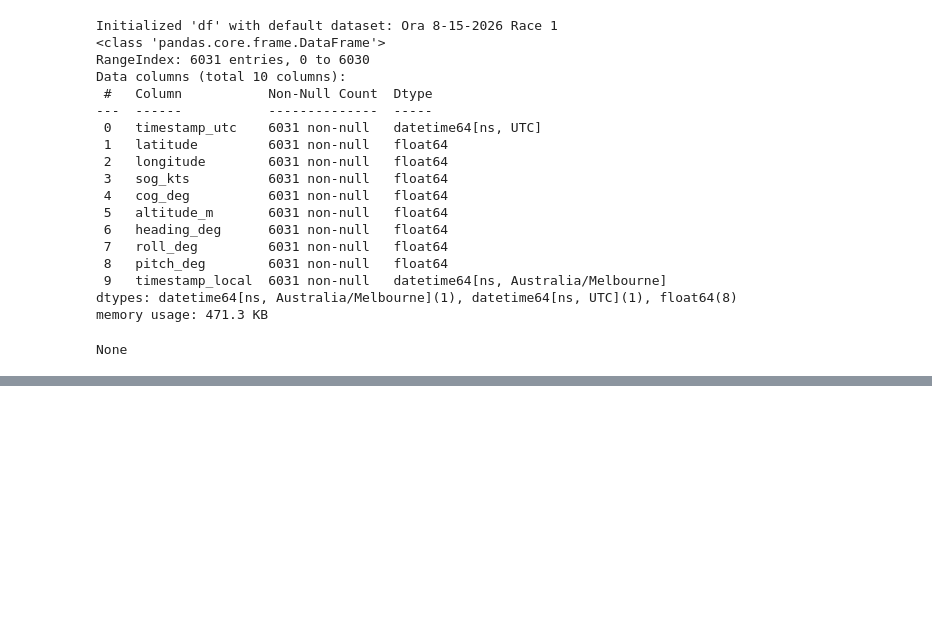
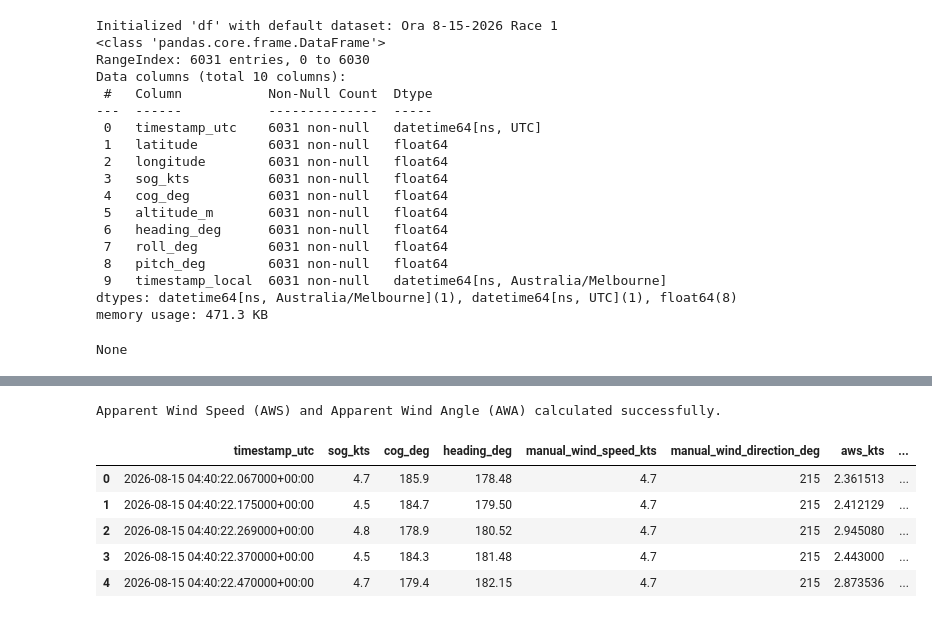
Before and after one commit to nedw0003/MMA3001_Sailing_Performance_Analysis, a Jupyter notebook: MMA3001_Sailing_Performance_Analysis.ipynb, the cells around one changed output, grey strips where cells are left out. Saved outputs shown, nothing was run; the diff lists cells and outputs as text; code cells hidden in the pictures; blank space fills up the shorter version.

```diff
--- a/MMA3001_Sailing_Performance_Analysis.ipynb
+++ b/MMA3001_Sailing_Performance_Analysis.ipynb
@@ -198,0 +317,59 @@ None
+# %%
+import numpy as np
+
+# Ensure manual wind data is available from the previous step
+if 'manual_wind_direction_deg' not in df_filtered.columns or 'manual_wind_speed_kts' not in df_filtered.columns:
+    print("Manual wind data (direction and speed) columns not found in df_filtered.")
+    print("Please ensure the previous cell (for manual wind input) was run successfully and 'df_filtered' is not empty.")
+else:
+    # Get true wind speed and direction (these are constant for the filtered period)
+    true_wind_speed = df_filtered['manual_wind_speed_kts'].iloc[0]
+    true_wind_direction_deg = df_filtered['manual_wind_direction_deg'].iloc[0]
+
+    # Convert true wind direction to radians for vector components
+    true_wind_direction_rad = np.radians(true_wind_direction_deg)
+
+    # Calculate true wind vector components (Vt_x, Vt_y)
+    # Using standard aeronautical convention: North (0 deg) is positive Y, East (90 deg) is positive X
+    Vt_x = true_wind_speed * np.sin(true_wind_direction_rad)
+    Vt_y = true_wind_speed * np.cos(true_wind_direction_rad)
+
+    # Convert boat's Course Over Ground (COG) to radians
+    cog_rad = np.radians(df_filtered['cog_deg'])
+
+    # Calculate boat velocity vector components (Vb_x, Vb_y)
+    Vb_x = df_filtered['sog_kts'] * np.sin(cog_rad)
+    Vb_y = df_filtered['sog_kts'] * np.cos(cog_rad)
+
+    # Calculate Apparent Wind Vector components (Va_x, Va_y)
+    # Va = Vt - Vb
+    Va_x = Vt_x - Vb_x
+    Va_y = Vt_y - Vb_y
+
+    # Calculate Apparent Wind Speed (AWS)
+    df_filtered['aws_kts'] = np.sqrt(Va_x**2 + Va_y**2)
+
+    # Calculate Apparent Wind Direction (AWD) relative to North
+    # arctan2(x, y) gives angle clockwise from positive y-axis (North)
+    df_filtered['awd_deg'] = np.degrees(np.arctan2(Va_x, Va_y))
+
+    # Normalize AWD to be within 0-360 degrees
+    df_filtered['awd_deg'] = (df_filtered['awd_deg'] + 360) % 360
+
+    # Calculate Apparent Wind Angle (AWA) relative to the boat's heading
+    # AWA is typically relative to the boat's bow (heading)
+    df_filtered['awa_deg'] = df_filtered['awd_deg'] - df_filtered['heading_deg']
+
+    # Normalize AWA to be between -180 and 180 degrees
+    df_filtered['awa_deg'] = (df_filtered['awa_deg'] + 180) % 360 - 180
+
+    print("Apparent Wind Speed (AWS) and Apparent Wind Angle (AWA) calculated successfully.")
+    display(df_filtered[['timestamp_utc', 'sog_kts', 'cog_deg', 'heading_deg', 'manual_wind_speed_kts', 'manual_wind_direction_deg', 'aws_kts', 'awd_deg', 'awa_deg']].head())
+# %% [output]
+Apparent Wind Speed (AWS) and Apparent Wind Angle (AWA) calculated successfully.
+|  | timestamp_utc | sog_kts | cog_deg | heading_deg | manual_wind_speed_kts | manual_wind_direction_deg | aws_kts | ... |
+| 0 | 2026-08-15 04:40:22.067000+00:00 | 4.7 | 185.9 | 178.48 | 4.7 | 215 | 2.361513 | ... |
+| 1 | 2026-08-15 04:40:22.175000+00:00 | 4.5 | 184.7 | 179.50 | 4.7 | 215 | 2.412129 | ... |
+| 2 | 2026-08-15 04:40:22.269000+00:00 | 4.8 | 178.9 | 180.52 | 4.7 | 215 | 2.945080 | ... |
+| 3 | 2026-08-15 04:40:22.370000+00:00 | 4.5 | 184.3 | 181.48 | 4.7 | 215 | 2.443000 | ... |
+| 4 | 2026-08-15 04:40:22.470000+00:00 | 4.7 | 179.4 | 182.15 | 4.7 | 215 | 2.873536 | ... |
```
Also changed, not shown: parts of 6 cells of this notebook.
